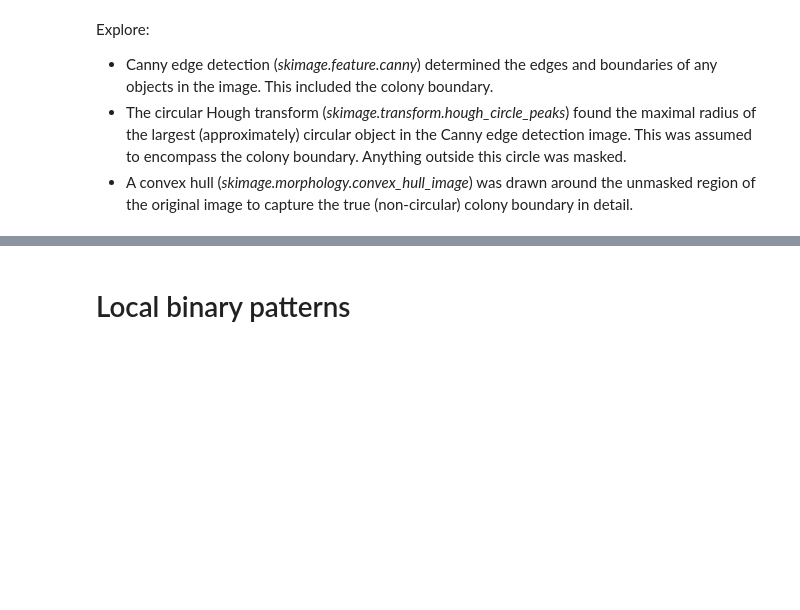
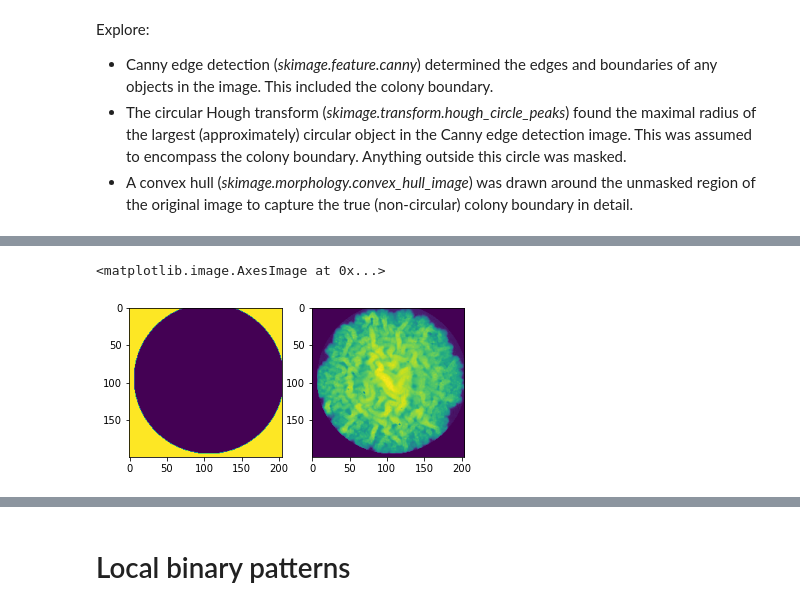
Before and after one commit to pyYeast/yeast-morphology-tutorial, a Jupyter notebook: Examples.ipynb, the cells around one changed output, grey strips where cells are left out. Cells and saved outputs as stored; diff of their text form; code cells hidden in the pictures; blank space fills up the shorter version.

```diff
--- a/Examples.ipynb
+++ b/Examples.ipynb
@@ -51,0 +60,21 @@ Explore:
+# %%
+# circular Hough transform
+hough_im = np.ones_like(im)
+trial_radii = np.arange(60, 120, 10)
+hough_res = ski.transform.hough_circle(canny_im.astype(int), trial_radii)
+ridx, r, c = np.unravel_index(np.argmax(hough_res), hough_res.shape)
+circy, circx = ski.draw.disk((r, c), trial_radii[ridx], shape=im.shape)
+hough_im[circy, circx] = 0
+
+# masked array
+hough_masked_im = np.ma.array(im, mask=hough_im)
+
+# plot
+fig, axes = plt.subplots(1, 2)
+ax = axes[0]
+ax.imshow(hough_im)
+ax = axes[1]
+ax.imshow(hough_masked_im.filled(0))
+# %% [output]
+<matplotlib.image.AxesImage at 0x...>
+[figure, added]
```
Also changed, not shown: parts of 4 cells of this notebook, 1 other file.
